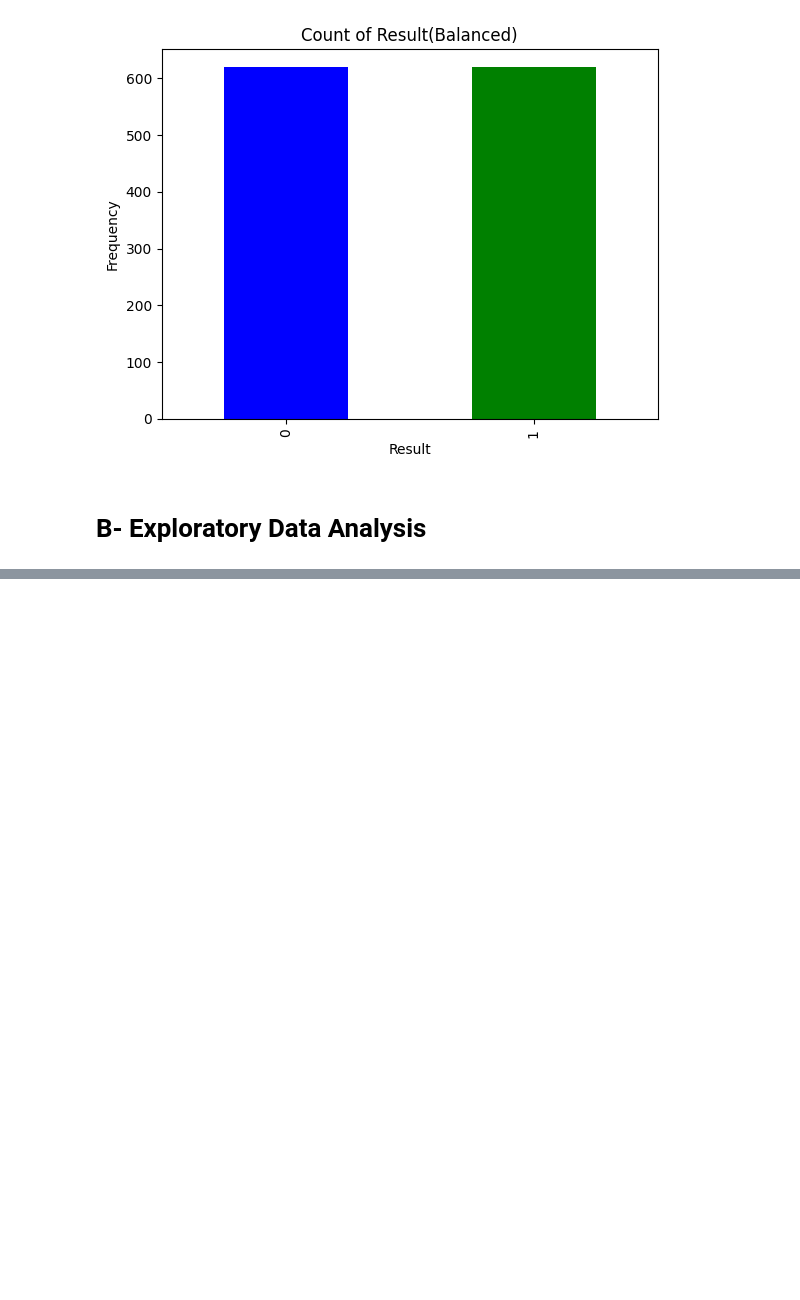
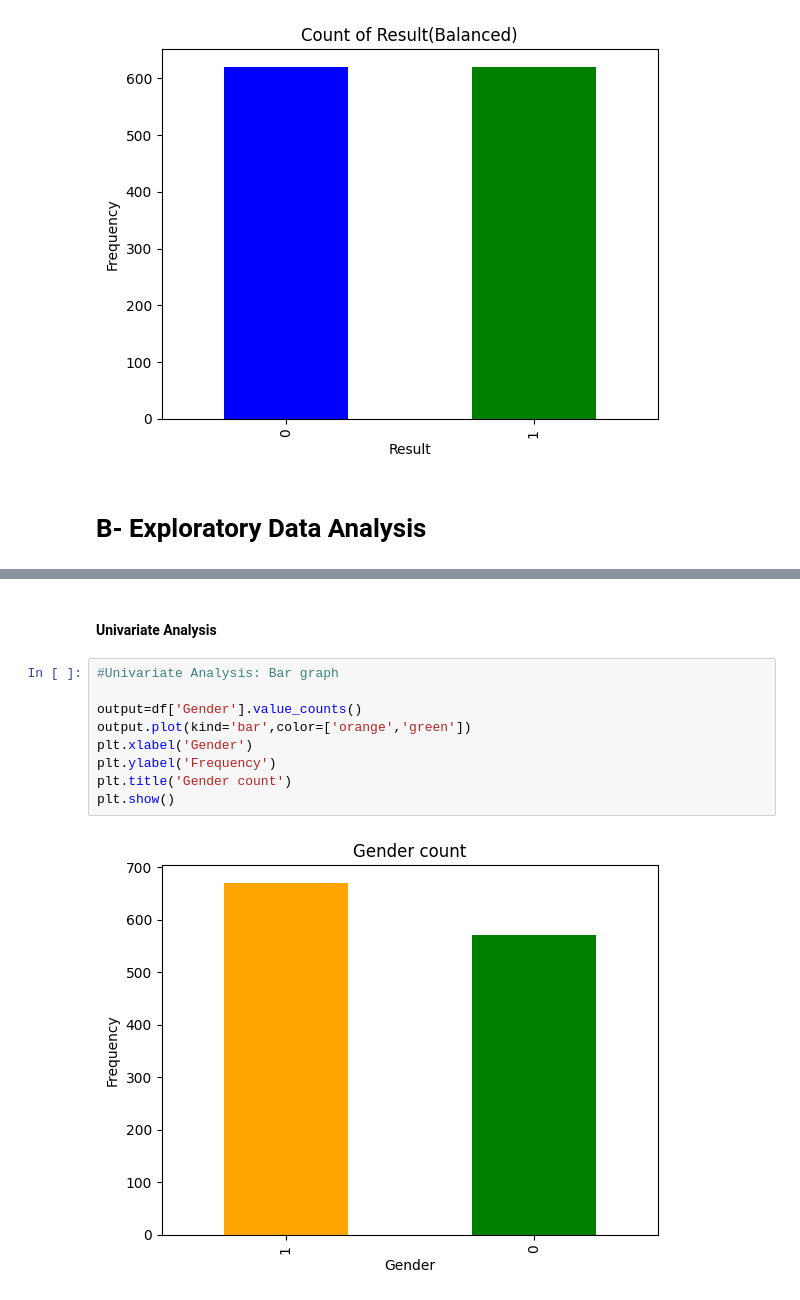
Before and after one commit to vinaygupta88/Anemia-Sense, a Jupyter notebook: Training Files/Anemia-sense-jupterFile.ipynb, the cells around one changed output, grey strips where cells are left out. Drawn from its saved outputs; the diff is of its cells as text; blank space fills up the shorter version.

```diff
--- a/Training Files/Anemia-sense-jupterFile.ipynb
+++ b/Training Files/Anemia-sense-jupterFile.ipynb
@@ -103,0 +150,13 @@ plt.show()
+# %% [markdown]
+#### Univariate Analysis
+# %%
+#Univariate Analysis: Bar graph
+
+output=df['Gender'].value_counts()
+output.plot(kind='bar',color=['orange','green'])
+plt.xlabel('Gender')
+plt.ylabel('Frequency')
+plt.title('Gender count')
+plt.show()
+# %% [output]
+[figure, added]
```
Also changed, not shown: parts of 6 cells of this notebook.
